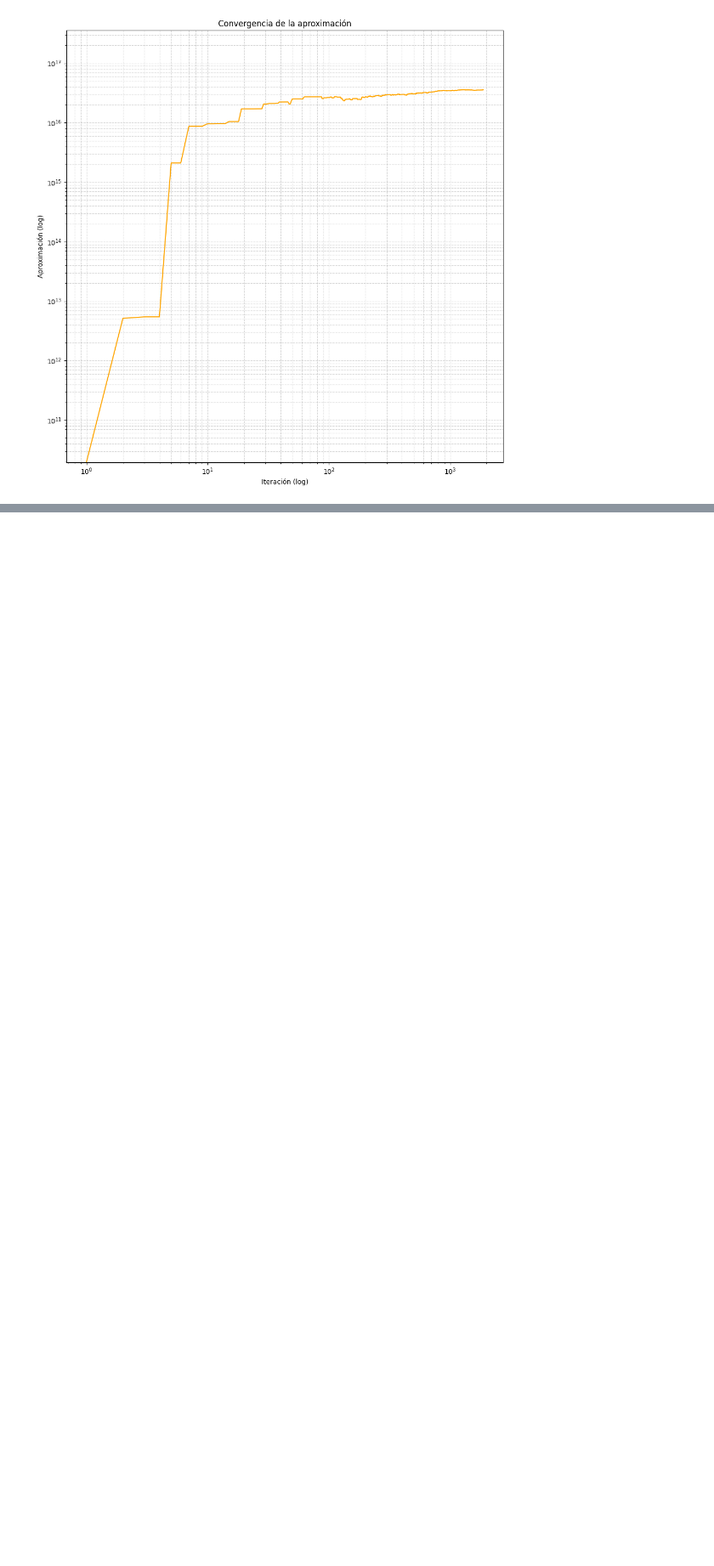
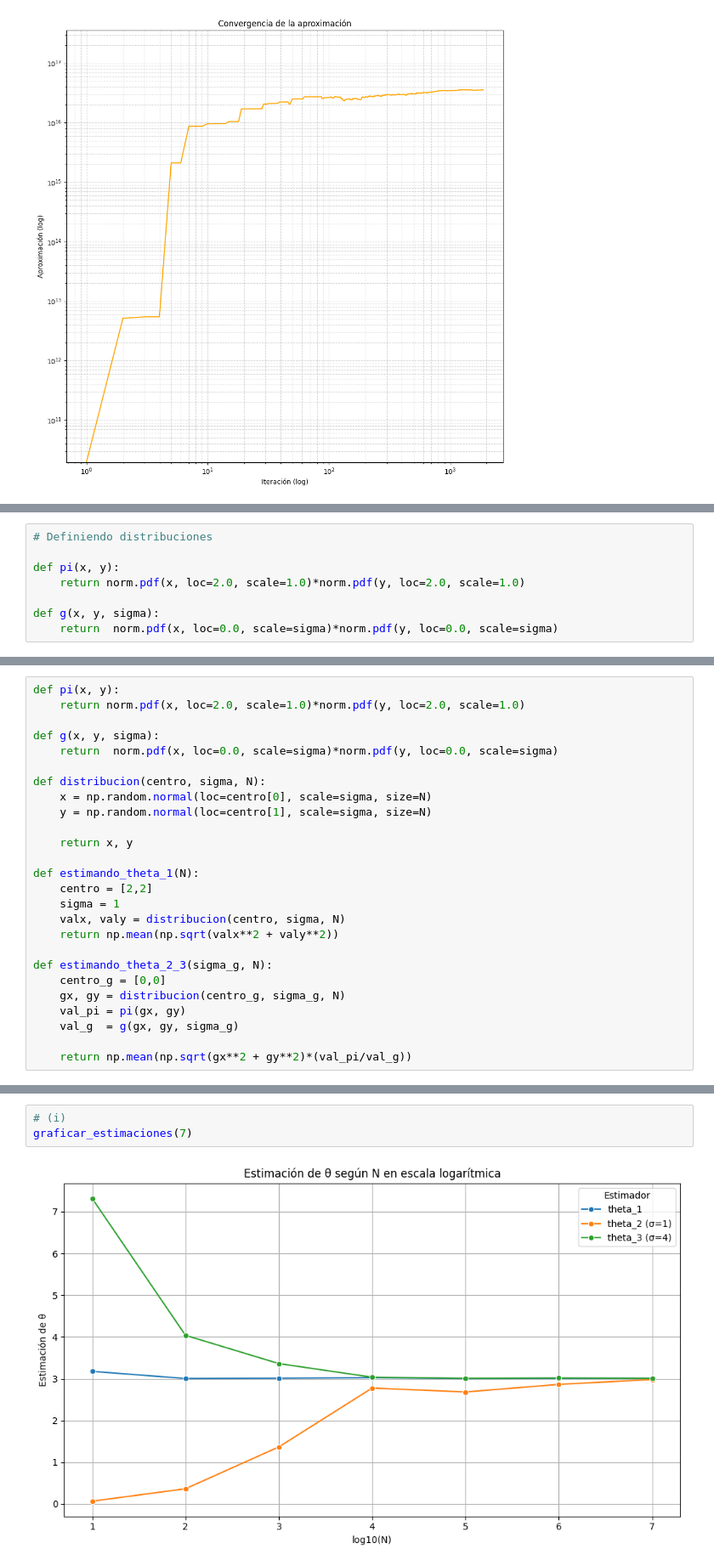
Before and after one commit to Alvaro-SVR/mcm-barbu-zhu, a Jupyter notebook: capitulo2.ipynb, the cells around one changed output, grey strips where cells are left out. Shown: that part at 85% size. Drawn from its saved outputs; the diff is of its cells as text; blank space fills up the shorter version.

```diff
--- a/capitulo2.ipynb
+++ b/capitulo2.ipynb
@@ -236,0 +258,8 @@ graficar_resultados(camino_nn, aprox_nn)
+# %%
+# Definiendo distribuciones
+
+def pi(x, y):
+    return norm.pdf(x, loc=2.0, scale=1.0)*norm.pdf(y, loc=2.0, scale=1.0)
+
+def g(x, y, sigma):
+    return  norm.pdf(x, loc=0.0, scale=sigma)*norm.pdf(y, loc=0.0, scale=sigma)
@@ -236,0 +297,26 @@ graficar_resultados(camino_nn, aprox_nn)
+# %%
+def pi(x, y):
+    return norm.pdf(x, loc=2.0, scale=1.0)*norm.pdf(y, loc=2.0, scale=1.0)
+
+def g(x, y, sigma):
+    return  norm.pdf(x, loc=0.0, scale=sigma)*norm.pdf(y, loc=0.0, scale=sigma)
+
+def distribucion(centro, sigma, N):
+    x = np.random.normal(loc=centro[0], scale=sigma, size=N)
+    y = np.random.normal(loc=centro[1], scale=sigma, size=N)
+
+    return x, y
+
+def estimando_theta_1(N):
+    centro = [2,2]
+    sigma = 1
+    valx, valy = distribucion(centro, sigma, N)
+    return np.mean(np.sqrt(valx**2 + valy**2))
+
+def estimando_theta_2_3(sigma_g, N):
+    centro_g = [0,0]
+    gx, gy = distribucion(centro_g, sigma_g, N)
+    val_pi = pi(gx, gy)
+    val_g  = g(gx, gy, sigma_g)
+
+    return np.mean(np.sqrt(gx**2 + gy**2)*(val_pi/val_g))
@@ -236,0 +374,5 @@ graficar_resultados(camino_nn, aprox_nn)
+# %%
+# (i)
+graficar_estimaciones(7)
+# %% [output]
+[figure, added]
```
Also changed, not shown: parts of 19 cells of this notebook.
